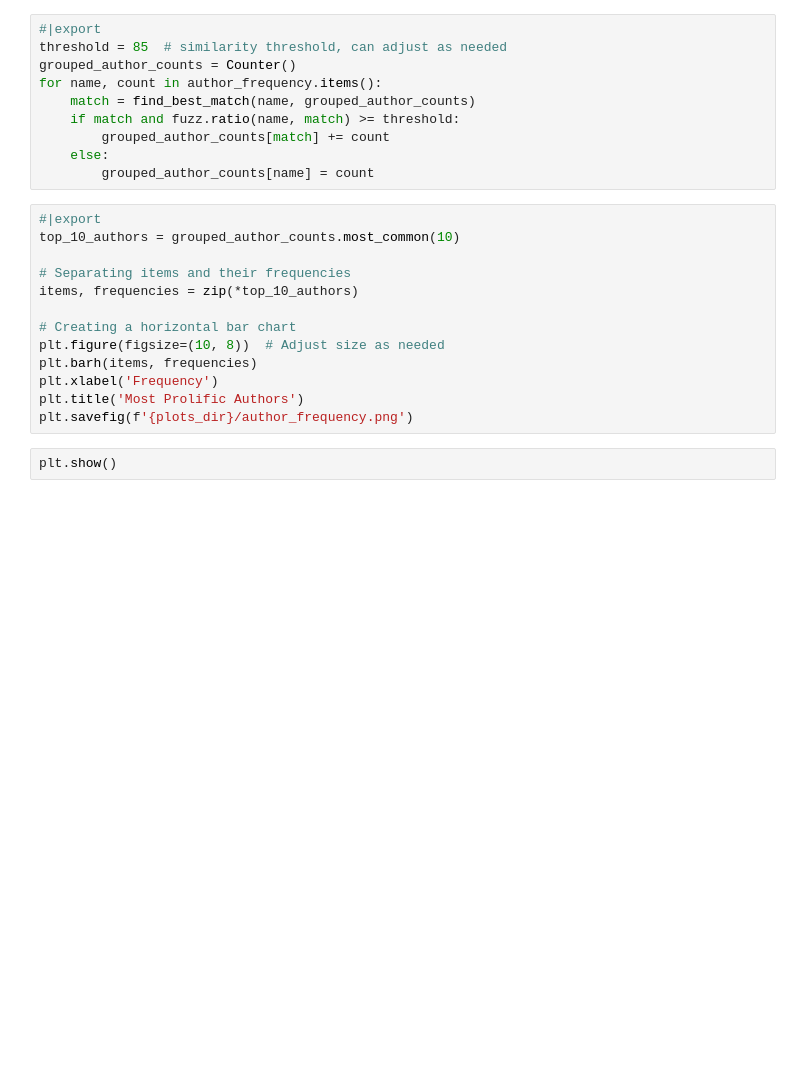
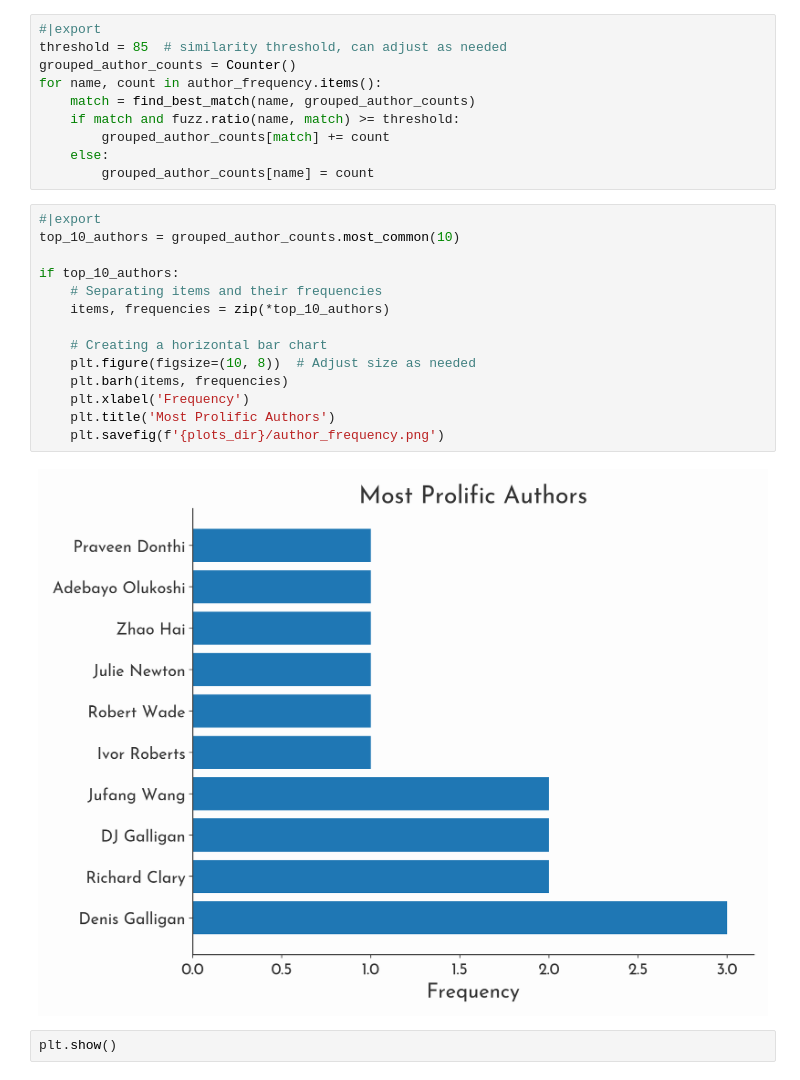
Before and after one commit to Autonomy-Data-Unit/pubcrawler, a Jupyter notebook: nbs/core/05_analysis.ipynb, the cells around one changed output. Cells and saved outputs as stored; diff of their text form; blank space fills up the shorter version.

```diff
--- a/nbs/core/05_analysis.ipynb
+++ b/nbs/core/05_analysis.ipynb
@@ -102,16 +137,19 @@ for name, count in author_frequency.items():
 # %%
 #|export
 top_10_authors = grouped_author_counts.most_common(10)
 
-# Separating items and their frequencies
-items, frequencies = zip(*top_10_authors)
+if top_10_authors:
+    # Separating items and their frequencies
+    items, frequencies = zip(*top_10_authors)
 
-# Creating a horizontal bar chart
-plt.figure(figsize=(10, 8))  # Adjust size as needed
-plt.barh(items, frequencies)
-plt.xlabel('Frequency')
-plt.title('Most Prolific Authors')
-plt.savefig(f'{plots_dir}/author_frequency.png')
+    # Creating a horizontal bar chart
+    plt.figure(figsize=(10, 8))  # Adjust size as needed
+    plt.barh(items, frequencies)
+    plt.xlabel('Frequency')
+    plt.title('Most Prolific Authors')
+    plt.savefig(f'{plots_dir}/author_frequency.png')
+# %% [output]
+[figure, added]
 # %%
 plt.show()
 # %% [markdown]
```
Also changed, not shown: parts of 13 cells of this notebook, 6 other files.
